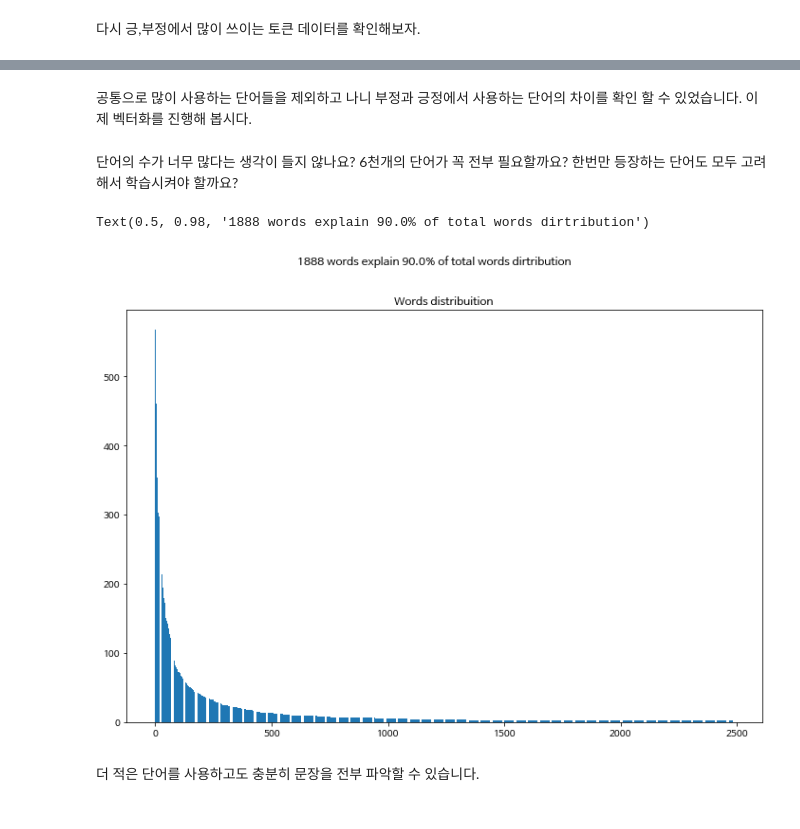
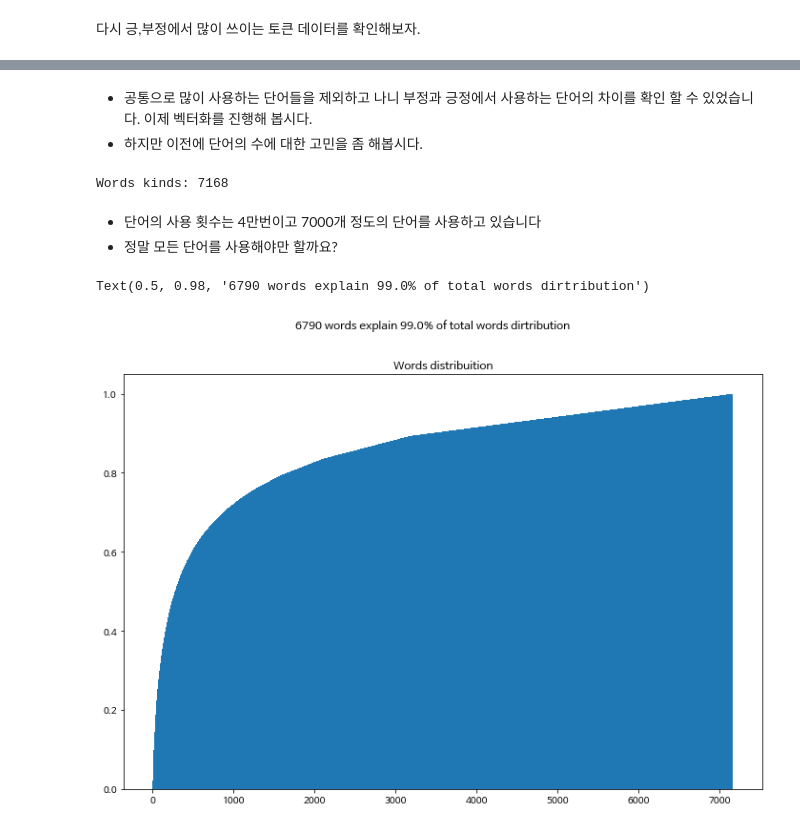
Before and after one commit to thinkjin99/GDSC_AI-ML, a Jupyter notebook: Jeong_week9.ipynb, the cells around one changed output, grey strips where cells are left out. Drawn from its saved outputs; the diff is of its cells as text; code cells hidden in the pictures.

```diff
--- a/Jeong_week9.ipynb
+++ b/Jeong_week9.ipynb
@@ -176,4 +187,0 @@ def remove_doubled_words(pos_freq,neg_freq,tokens):
-# %%
-tokens = cleaning_tokens(pre_processed['tokens'])
-word_freq = pd.Series(np.concatenate([w for w in tokens])).value_counts()
-word_freq
@@ -221,6 +204,6 @@ draw_top_hist(neg_freq,'Neg reviews','b')
 # %%
-top_50_pos = pos_freq[:20]
-top_50_neg = neg_freq[:20]
-remove_words = [p for p in top_50_pos.index if p in top_50_neg.index]
-remove_words
+top_50_pos = pos_freq[:10]
+top_50_neg = neg_freq[:10]
+common_words = [p for p in top_50_pos.index if p in top_50_neg.index]
+common_words
 # %% [output]
@@ -251,0 +219,8 @@ Length: 5000, dtype: object
+# %%
+clean_token_list = []
+for token in tokens:
+  clean_token = list(filter(lambda x: x not in common_words,token))
+  clean_token_list.append(clean_token)
+# %%
+clean_tokens = pd.Series(clean_token_list)
+clean_tokens[:10]
@@ -280,20 +251,22 @@ draw_top_hist(neg_freq,'neg reviews','b') #다시 그린 긍정리뷰 빈도수
 # %% [markdown]
-공통으로 많이 사용하는 단어들을 제외하고 나니 부정과 긍정에서 사용하는 단어의 차이를 확인 할 수 있었습니다. 이제 벡터화를 진행해 봅시다.
+* 공통으로 많이 사용하는 단어들을 제외하고 나니 부정과 긍정에서 사용하는 단어의 차이를 확인 할 수 있었습니다. 이제 벡터화를 진행해 봅시다.
+* 하지만 이전에 단어의 수에 대한 고민을 좀 해봅시다.
-# %% [markdown]
-단어의 수가 너무 많다는 생각이 들지 않나요? 6천개의 단어가 꼭 전부 필요할까요?
-한번만 등장하는 단어도 모두 고려해서 학습시켜야 할까요?
+# %%
+print(f"Words kinds: {len(freqeuncies)}")
+# %% [output]
+Words kinds: 7168
+# %% [markdown]
+* 단어의 사용 횟수는 4만번이고  7000개 정도의 단어를 사용하고 있습니다
+* 정말 모든 단어를 사용해야만 할까요?
 # %%
-final_freq = pd.Series(np.concatenate([w for w in final_tokens])).value_counts()
-words_distribution = final_freq[final_freq > 1] #1번 이상 등장하는 단어들의 수
-accumulate_words = np.add.accumulate(words_distribution)
-ratio = 0.90
-over_point = np.where(accumulate_words > sum(final_freq) * ratio)[0][0]
+clean_frequencies = pd.Series(np.concatenate([w for w in clean_tokens])).value_counts()
+accumulate_words = np.add.accumulate(clean_frequencies) #빈도수의 누적합을 구해줍니다.
+ratio = 0.99
+words_cnt = np.where(accumulate_words > sum(clean_frequencies) * 0.99)[0][0]
 plt.figure(figsize=(12,8))
-plt.bar(range(0,len(words_distribution)),words_distribution.values)
+plt.bar(range(0,len(clean_frequencies)), accumulate_words / sum(clean_frequencies), width=1.0) #전체 단어와 현재까지의 빈도수의 비율을 구해줍니다.
 plt.title('Words distribuition')
-plt.suptitle(f'{over_point} words explain {ratio * 100}% of total words dirtribution')
+plt.suptitle(f'{words_cnt} words explain {ratio * 100:.1f}% of total words dirtribution')
 # %% [output]
-Text(0.5, 0.98, '1888 words explain 90.0% of total words dirtribution')
+Text(0.5, 0.98, '6790 words explain 99.0% of total words dirtribution')
-[figure, old version]
+[figure, new version]
-# %% [markdown]
-더 적은 단어를 사용하고도 충분히 문장을 전부 파악할 수 있습니다.
```
Also changed, not shown: parts of 50 cells of this notebook.
